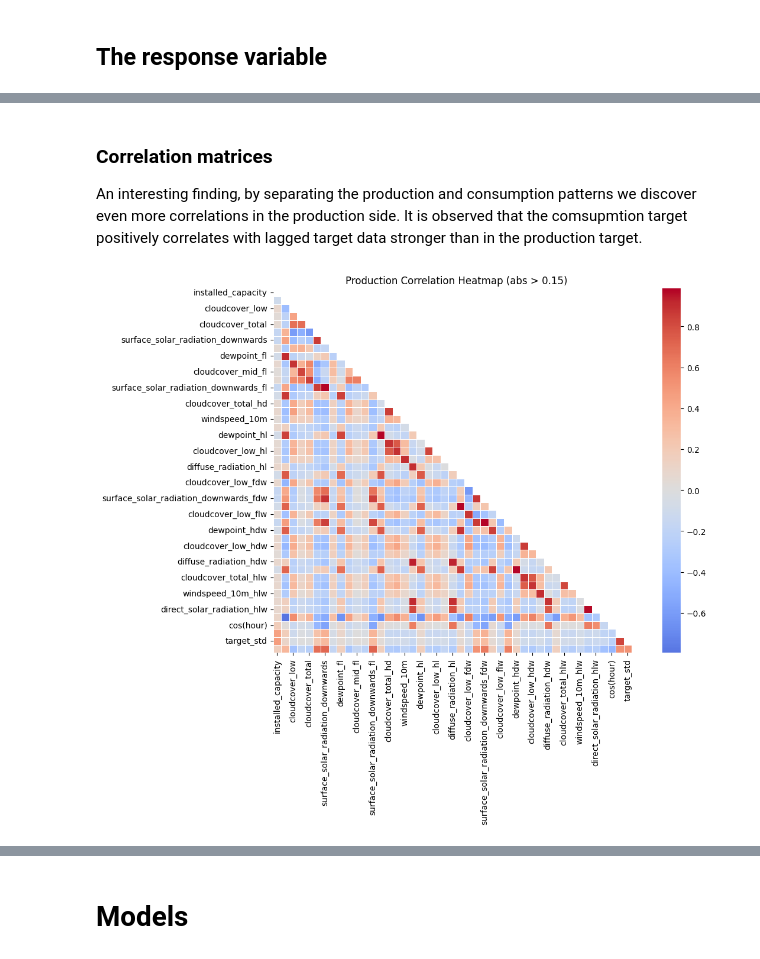
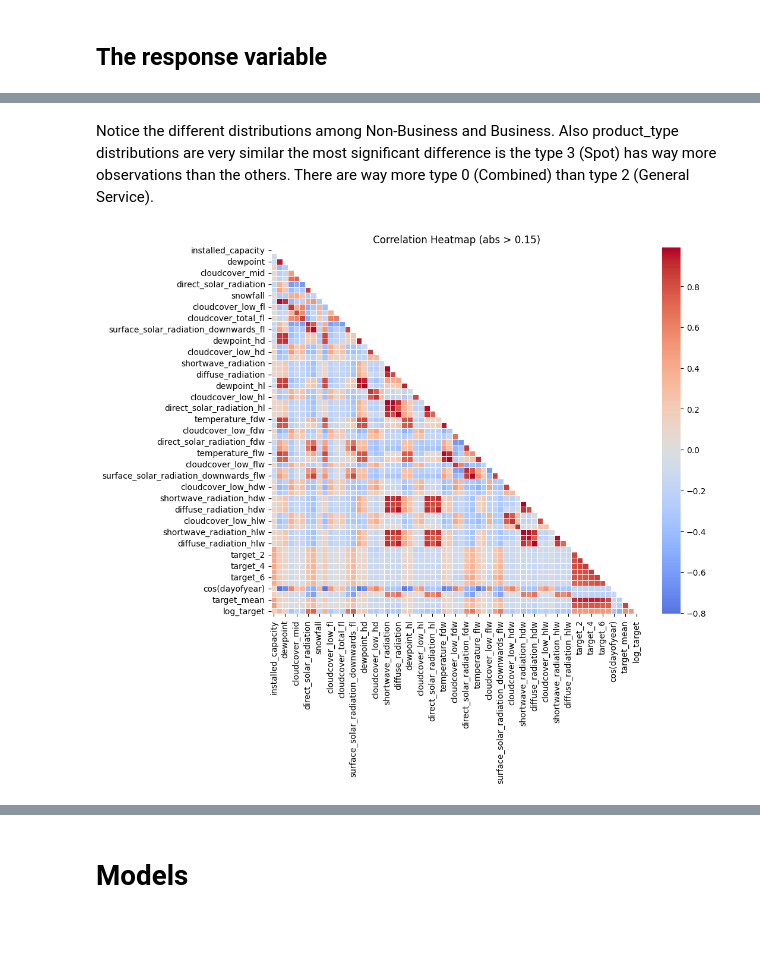
Before and after one commit to luisdi28ms/machine-learning, a Jupyter notebook: kaggle/enefit-prosumers-patterns.ipynb, the cells around one changed output, grey strips where cells are left out. Cells and saved outputs as stored; diff of their text form; code cells hidden in the pictures; blank space fills up the shorter version.

```diff
--- a/kaggle/enefit-prosumers-patterns.ipynb
+++ b/kaggle/enefit-prosumers-patterns.ipynb
@@ -426,43 +386,15 @@ Notice the different distributions among Production and Consumption, this may hi
-# %% [markdown]
-### Correlation matrices
-
-An interesting finding, by separating the production and consumption patterns we discover even more correlations in the production side. It is observed that the comsupmtion target positively correlates with lagged target data stronger than in the production target.
+# %% [markdown]
+Notice the different distributions among Non-Business and Business. Also product_type distributions are very similar the most significant difference is the type 3 (Spot) has way more observations than the others. There are way more type 0 (Combined) than type 2 (General Service).
 # %%
 def corr_heatmap(df, title):
     num_cols = df.columns[df.dtypes == 'float32']
     corr_mat = df[[*num_cols, 'log_target']].corr()
     filt_corr_mat = corr_mat[np.abs(corr_mat['log_target']) > 0.15]
     filt_corr_mat = filt_corr_mat[filt_corr_mat.index]
     mask = np.triu(np.ones_like(filt_corr_mat, dtype=bool))
     sns.heatmap(filt_corr_mat, cmap='coolwarm', mask=mask, linewidths=.5, center=0)
     plt.title(f'{title} Correlation Heatmap (abs > 0.15)')
-    return filt_corr_mat.index
+
+corr_heatmap(sample_df, '')
+# %% [output]
+[figure, added]
-# %%
-drop_cols = ['target_1',
-             'target_2',
-             'target_3',
-             'target_4',
-             'target_5',
-             'target_6',
-             'target_7',
-             'dewpoint',
-             'direct_solar_radiation_fl',
-             'direct_solar_radiation_hd',
-             'direct_solar_radiation_hl',
-             'direct_solar_radiation_flw',
-             'direct_solar_radiation_hdw',
-             'diffuse_radiation',
-             'temperature_fl',
-             'temperature_hd',
-             'temperature_hl',
-             'temperature_fdw',
-             'temperature_flw',
-             'temperature_hdw',
-             'temperature_hlw',
-             'shortwave_radiation_hl',
-            'shortwave_radiation_hdw',
-            'diffuse_radiation_hlw']
-prod_cols = corr_heatmap(sample_df[sample_df['is_consumption']==0].drop(drop_cols,axis=1),
-                        'Production')
-# %% [output]
-[figure, removed]
```
Also changed, not shown: parts of 56 cells of this notebook.
